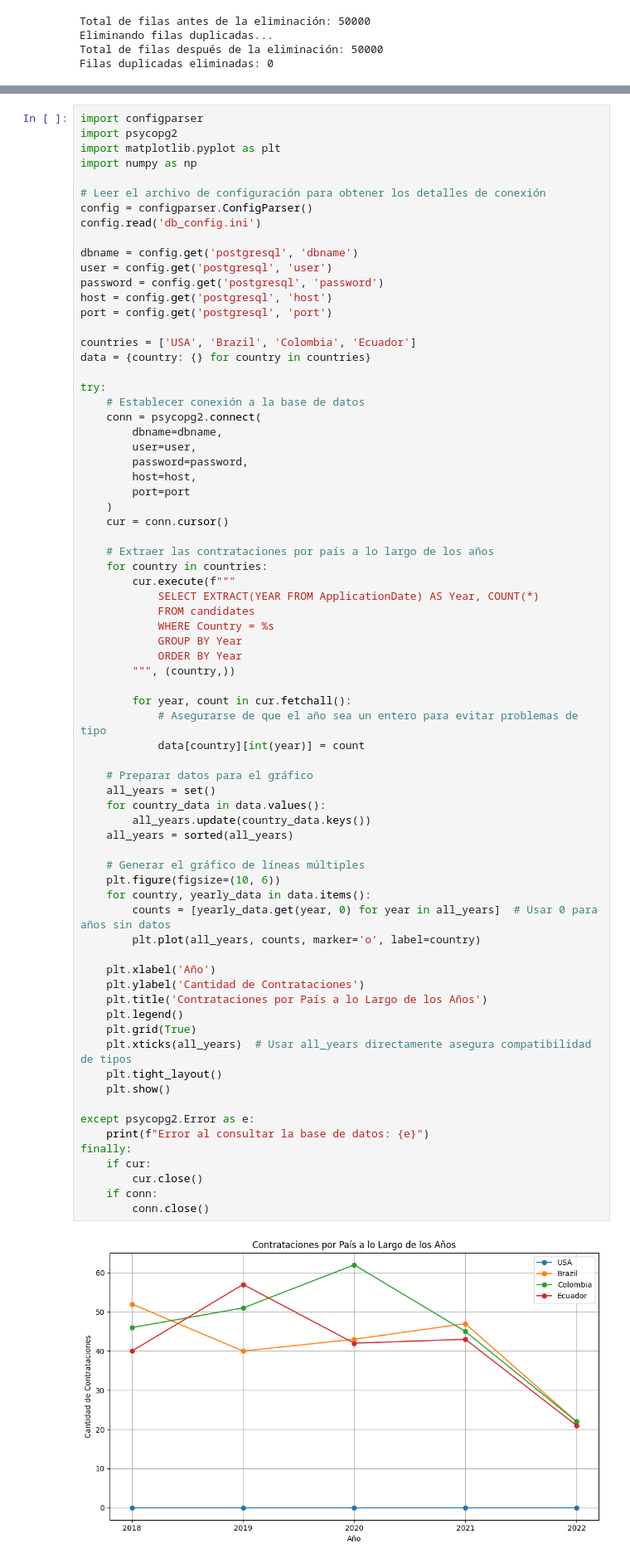
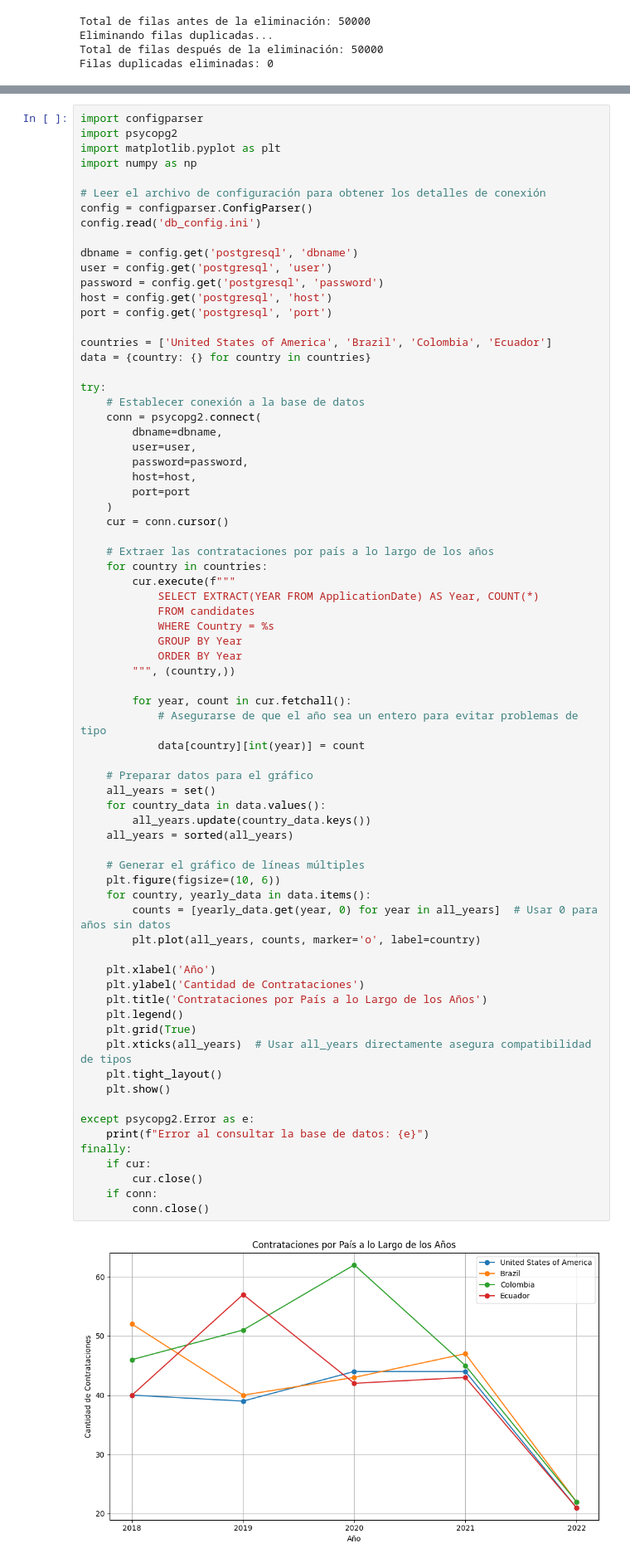
Before and after one commit to caesar-dat-com/ETL_Workshop_01, a Jupyter notebook: ETL_Workshop_01.ipynb, the cells around one changed output, grey strips where cells are left out. Shown: that part at 83% size. Drawn from its saved outputs; the diff is of its cells as text.

```diff
--- a/ETL_Workshop_01.ipynb
+++ b/ETL_Workshop_01.ipynb
@@ -731,7 +731,7 @@ password = config.get('postgresql', 'password')
 host = config.get('postgresql', 'host')
 port = config.get('postgresql', 'port')
 
-countries = ['USA', 'Brazil', 'Colombia', 'Ecuador']
+countries = ['United States of America', 'Brazil', 'Colombia', 'Ecuador']
 data = {country: {} for country in countries}
 
 try:
@@ -761,31 +761,31 @@ try:
 
     # Preparar datos para el gráfico
     all_years = set()
     for country_data in data.values():
         all_years.update(country_data.keys())
     all_years = sorted(all_years)
 
     # Generar el gráfico de líneas múltiples
     plt.figure(figsize=(10, 6))
     for country, yearly_data in data.items():
         counts = [yearly_data.get(year, 0) for year in all_years]  # Usar 0 para años sin datos
         plt.plot(all_years, counts, marker='o', label=country)
 
     plt.xlabel('Año')
     plt.ylabel('Cantidad de Contrataciones')
     plt.title('Contrataciones por País a lo Largo de los Años')
     plt.legend()
     plt.grid(True)
     plt.xticks(all_years)  # Usar all_years directamente asegura compatibilidad de tipos
     plt.tight_layout()
     plt.show()
 
 except psycopg2.Error as e:
     print(f"Error al consultar la base de datos: {e}")
 finally:
     if cur:
         cur.close()
     if conn:
         conn.close()
 # %% [output]
-[figure, old version]
+[figure, new version]
```
